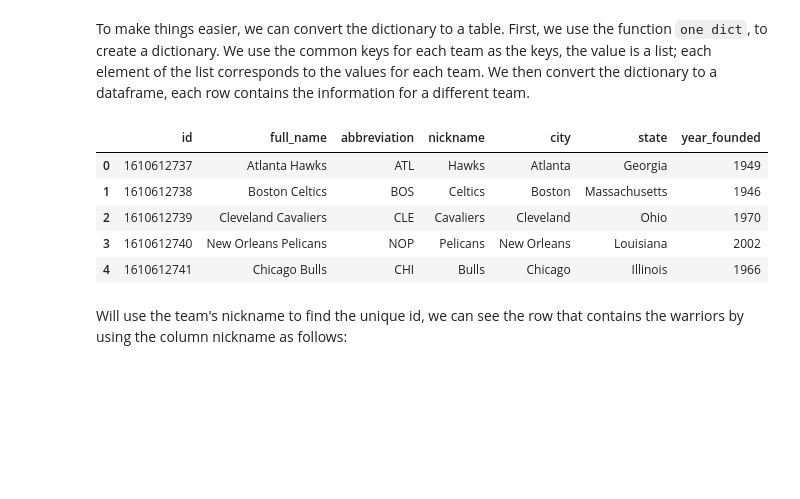
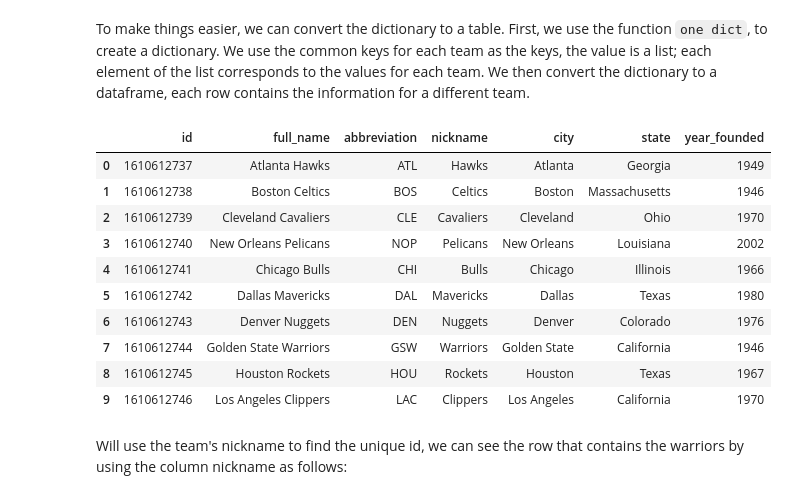
Before and after one commit to Rajshah296/IBM_Data_Science, a Jupyter notebook: Python For Data Science/PY0101EN-5.1_Intro_API.ipynb, the cells around one changed output. Drawn from its saved outputs; the diff is of its cells as text; code cells hidden in the pictures; blank space fills up the shorter version.

```diff
--- a/Python For Data Science/PY0101EN-5.1_Intro_API.ipynb
+++ b/Python For Data Science/PY0101EN-5.1_Intro_API.ipynb
@@ -131,14 +131,19 @@ We then convert the dictionary to a dataframe, each row contains the information
 # %%
 dict_nba_team=one_dict(nba_teams)
 df_teams=pd.DataFrame(dict_nba_team)
-df_teams.head()
+df_teams.head(10)
 # %% [output]
 |  | id | full_name | abbreviation | nickname | city | state | year_founded |
 | 0 | 1610612737 | Atlanta Hawks | ATL | Hawks | Atlanta | Georgia | 1949 |
 | 1 | 1610612738 | Boston Celtics | BOS | Celtics | Boston | Massachusetts | 1946 |
 | 2 | 1610612739 | Cleveland Cavaliers | CLE | Cavaliers | Cleveland | Ohio | 1970 |
 | 3 | 1610612740 | New Orleans Pelicans | NOP | Pelicans | New Orleans | Louisiana | 2002 |
 | 4 | 1610612741 | Chicago Bulls | CHI | Bulls | Chicago | Illinois | 1966 |
+| 5 | 1610612742 | Dallas Mavericks | DAL | Mavericks | Dallas | Texas | 1980 |
+| 6 | 1610612743 | Denver Nuggets | DEN | Nuggets | Denver | Colorado | 1976 |
+| 7 | 1610612744 | Golden State Warriors | GSW | Warriors | Golden State | California | 1946 |
+| 8 | 1610612745 | Houston Rockets | HOU | Rockets | Houston | Texas | 1967 |
+| 9 | 1610612746 | Los Angeles Clippers | LAC | Clippers | Los Angeles | California | 1970 |
 # %% [markdown]
 Will use the team's nickname to find the unique id, we can see the row that contains the warriors by using the column nickname as follows:
 # %%
```
Also changed, not shown: parts of 3 cells of this notebook, 5 other files.
